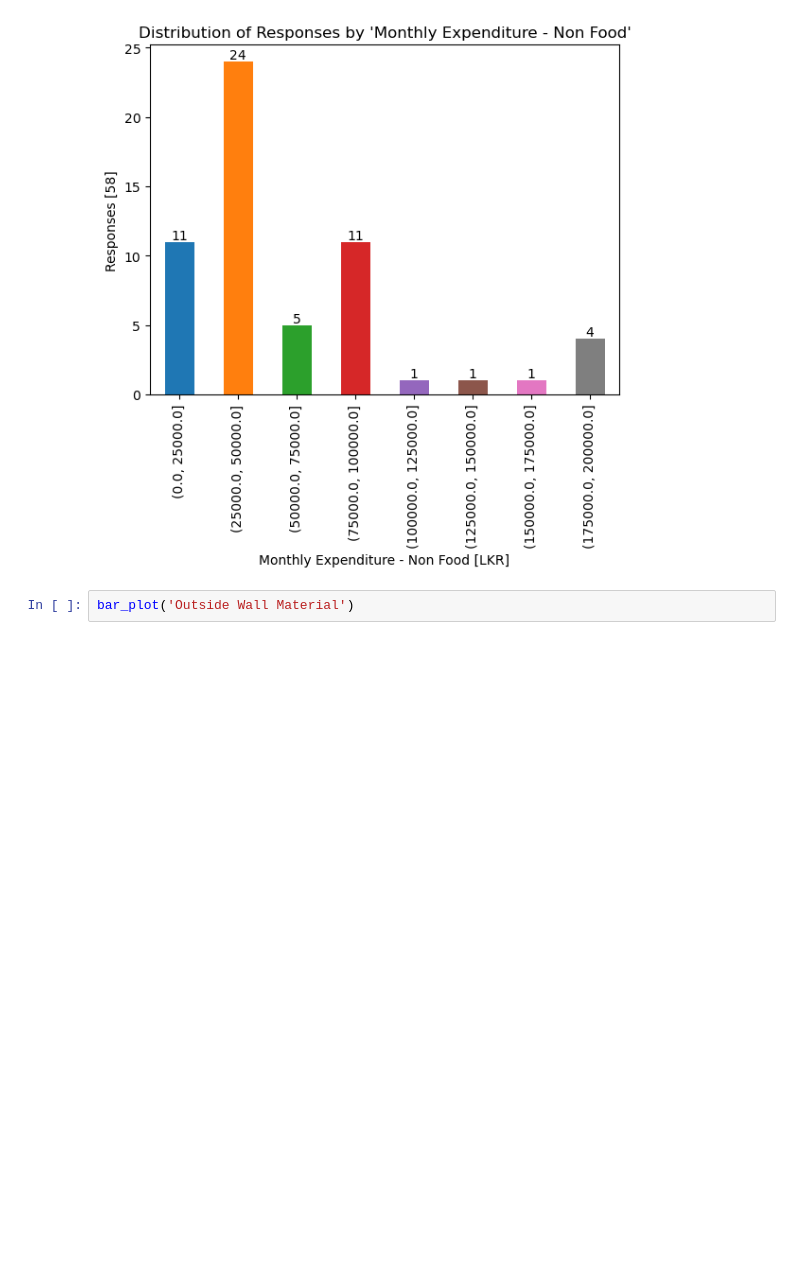
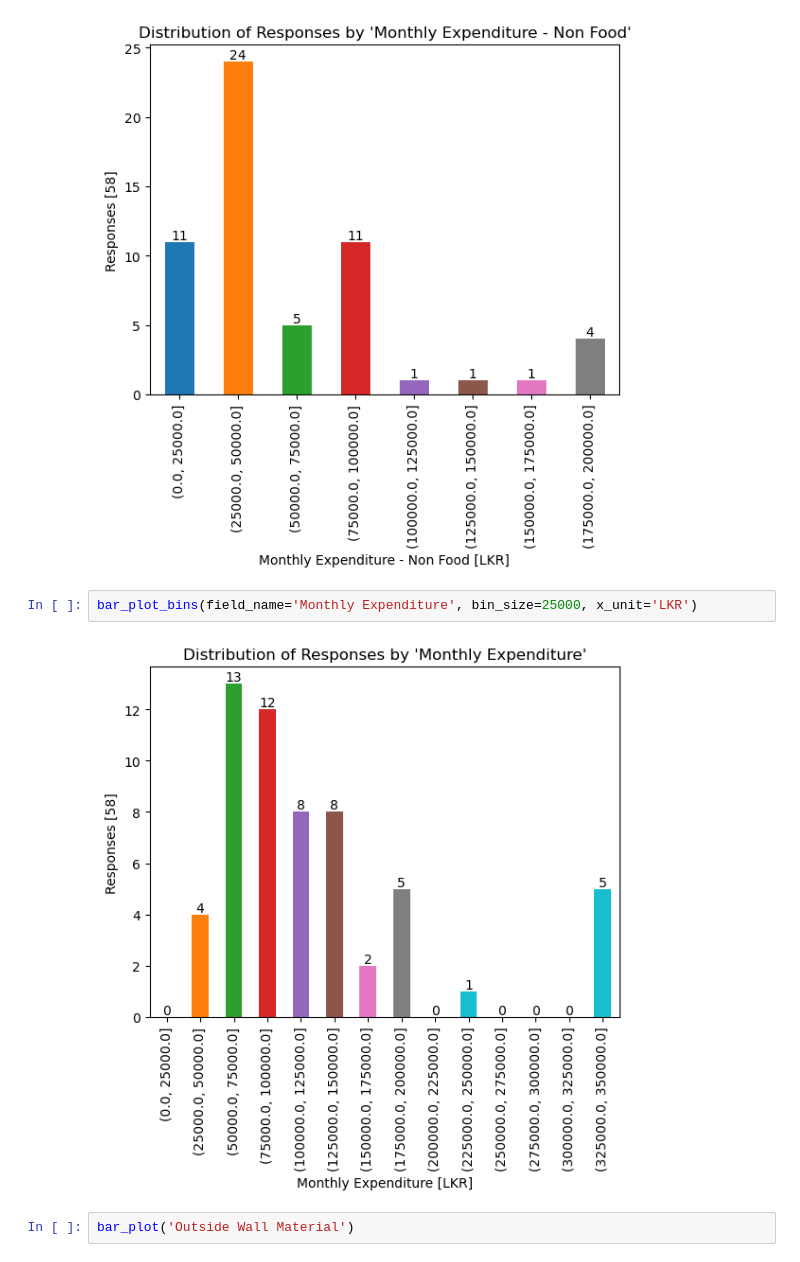
Before and after one commit to pcperera/energy-usage-sri-lanka, a Jupyter notebook: descriptive.ipynb, the cells around one changed output. Drawn from its saved outputs; the diff is of its cells as text; blank space fills up the shorter version.

```diff
--- a/descriptive.ipynb
+++ b/descriptive.ipynb
@@ -249,6 +254,10 @@ Name: Monthly Expenditure - Non Food, dtype: float64
 bar_plot_bins(field_name='Monthly Expenditure - Non Food', bin_size=25000, x_unit='LKR')
 # %% [output]
 [figure]
+# %%
+bar_plot_bins(field_name='Monthly Expenditure', bin_size=25000, x_unit='LKR')
+# %% [output]
+[figure, added]
 # %%
 bar_plot('Outside Wall Material')
 # %% [output]
```
Also changed, not shown: parts of 20 cells of this notebook.
